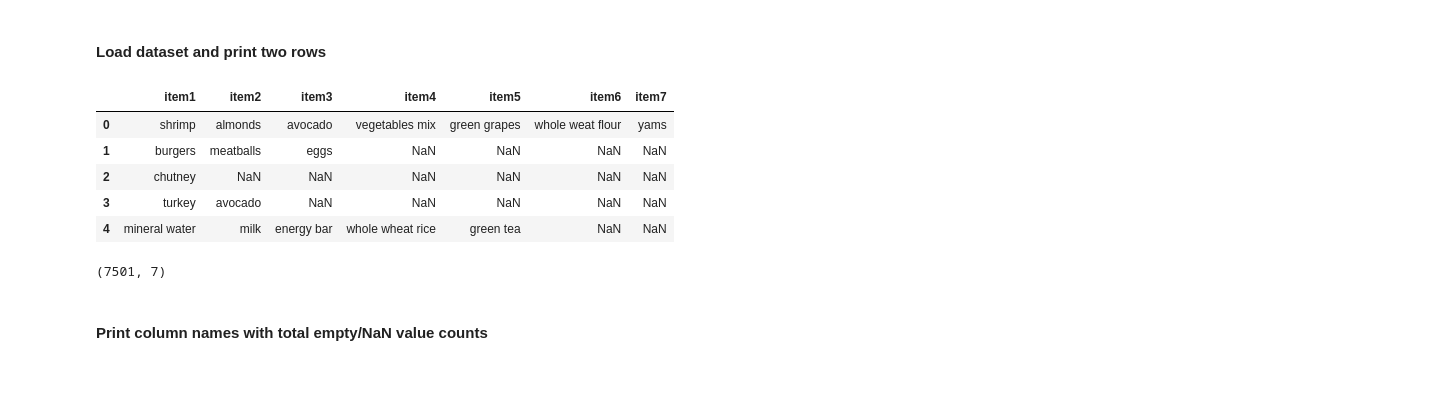
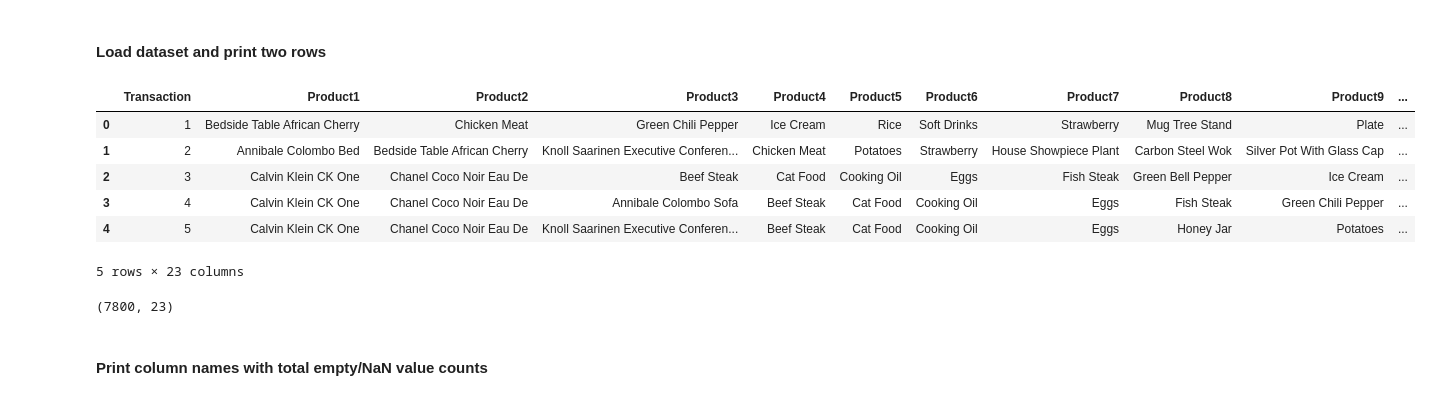
Before and after one commit to ahmud-z/data-mining-lab, a Jupyter notebook: report-03/basket_analysis_using_apriori.ipynb, the cells around one changed output. Drawn from its saved outputs; the diff is of its cells as text; code cells hidden in the pictures.

```diff
--- a/report-03/basket_analysis_using_apriori.ipynb
+++ b/report-03/basket_analysis_using_apriori.ipynb
@@ -63,19 +63,20 @@ from mlxtend.frequent_patterns import association_rules
 # %% [markdown]
 #### Load dataset and print two rows
 # %%
-df = pd.read_csv("Market_Basket_Optimisation.csv")
+df = pd.read_csv("greenbasket.csv")
 df.head()
 # %% [output]
-|  | item1 | item2 | item3 | item4 | item5 | item6 | item7 |
-| 0 | shrimp | almonds | avocado | vegetables mix | green grapes | whole weat flour | yams |
-| 1 | burgers | meatballs | eggs | NaN | NaN | NaN | NaN |
-| 2 | chutney | NaN | NaN | NaN | NaN | NaN | NaN |
-| 3 | turkey | avocado | NaN | NaN | NaN | NaN | NaN |
-| 4 | mineral water | milk | energy bar | whole wheat rice | green tea | NaN | NaN |
+|  | Transaction | Product1 | Product2 | Product3 | Product4 | Product5 | Product6 | Product7 | Product8 | Product9 | ... |
+| 0 | 1 | Bedside Table African Cherry | Chicken Meat | Green Chili Pepper | Ice Cream | Rice | Soft Drinks | Strawberry | Mug Tree Stand | Plate | ... |
+| 1 | 2 | Annibale Colombo Bed | Bedside Table African Cherry | Knoll Saarinen Executive Conferen... | Chicken Meat | Potatoes | Strawberry | House Showpiece Plant | Carbon Steel Wok | Silver Pot With Glass Cap | ... |
+| 2 | 3 | Calvin Klein CK One | Chanel Coco Noir Eau De | Beef Steak | Cat Food | Cooking Oil | Eggs | Fish Steak | Green Bell Pepper | Ice Cream | ... |
+| 3 | 4 | Calvin Klein CK One | Chanel Coco Noir Eau De | Annibale Colombo Sofa | Beef Steak | Cat Food | Cooking Oil | Eggs | Fish Steak | Green Chili Pepper | ... |
+| 4 | 5 | Calvin Klein CK One | Chanel Coco Noir Eau De | Knoll Saarinen Executive Conferen... | Beef Steak | Cat Food | Cooking Oil | Eggs | Honey Jar | Potatoes | ... |
+5 rows × 23 columns
 # %%
 df.shape
 # %% [output]
-(7501, 7)
+(7800, 23)
 # %% [markdown]
 #### Print column names with total empty/NaN value counts
 # %%
```
Also changed, not shown: parts of 10 cells of this notebook, 8 other files.
